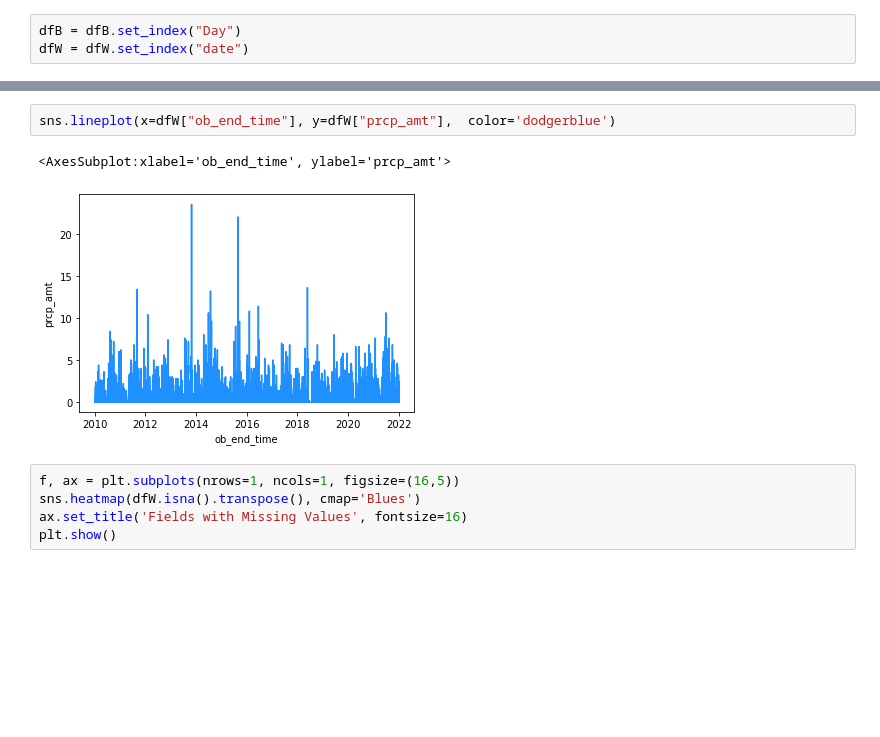
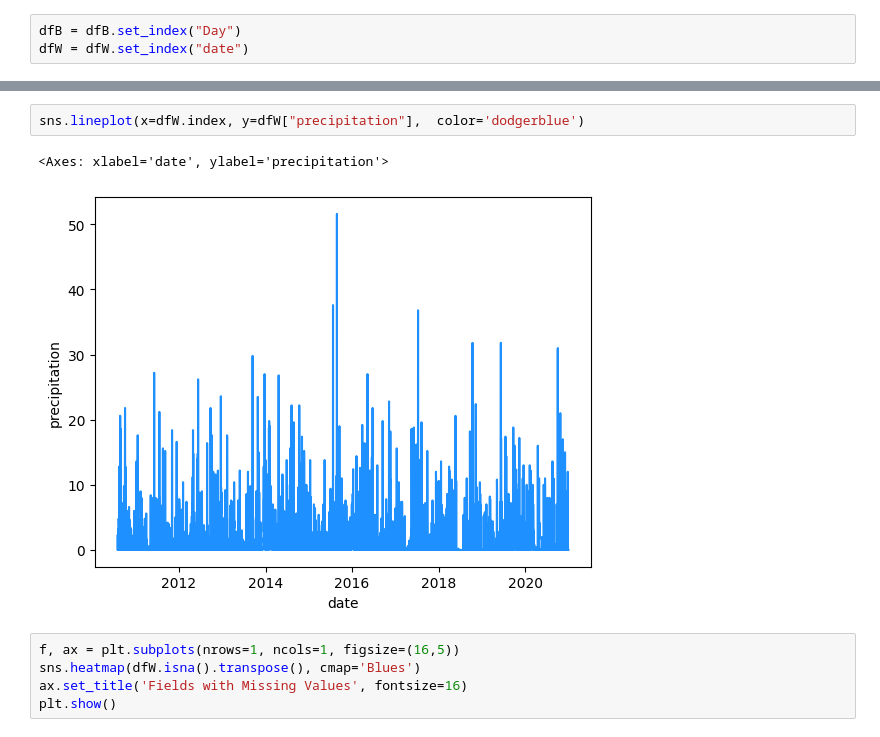
Before and after one commit to Derv6464/dataAnalytics, a Jupyter notebook: analytics-project.ipynb, the cells around one changed output, grey strips where cells are left out. Drawn from its saved outputs; the diff is of its cells as text; blank space fills up the shorter version.

```diff
--- a/analytics-project.ipynb
+++ b/analytics-project.ipynb
@@ -80,9 +137,9 @@ sns.lineplot(x=dfW.index, y=dfW["snow_depth"],  color='dodgerblue')
 [figure]
 # %%
-sns.lineplot(x=dfW["ob_end_time"], y=dfW["prcp_amt"],  color='dodgerblue')
+sns.lineplot(x=dfW.index, y=dfW["precipitation"],  color='dodgerblue')
 # %% [output]
-<AxesSubplot:xlabel='ob_end_time', ylabel='prcp_amt'>
+<Axes: xlabel='date', ylabel='precipitation'>
-[figure, old version]
+[figure, new version]
 # %%
 f, ax = plt.subplots(nrows=1, ncols=1, figsize=(16,5))
 sns.heatmap(dfW.isna().transpose(), cmap='Blues')
```
Also changed, not shown: parts of 13 cells of this notebook.
